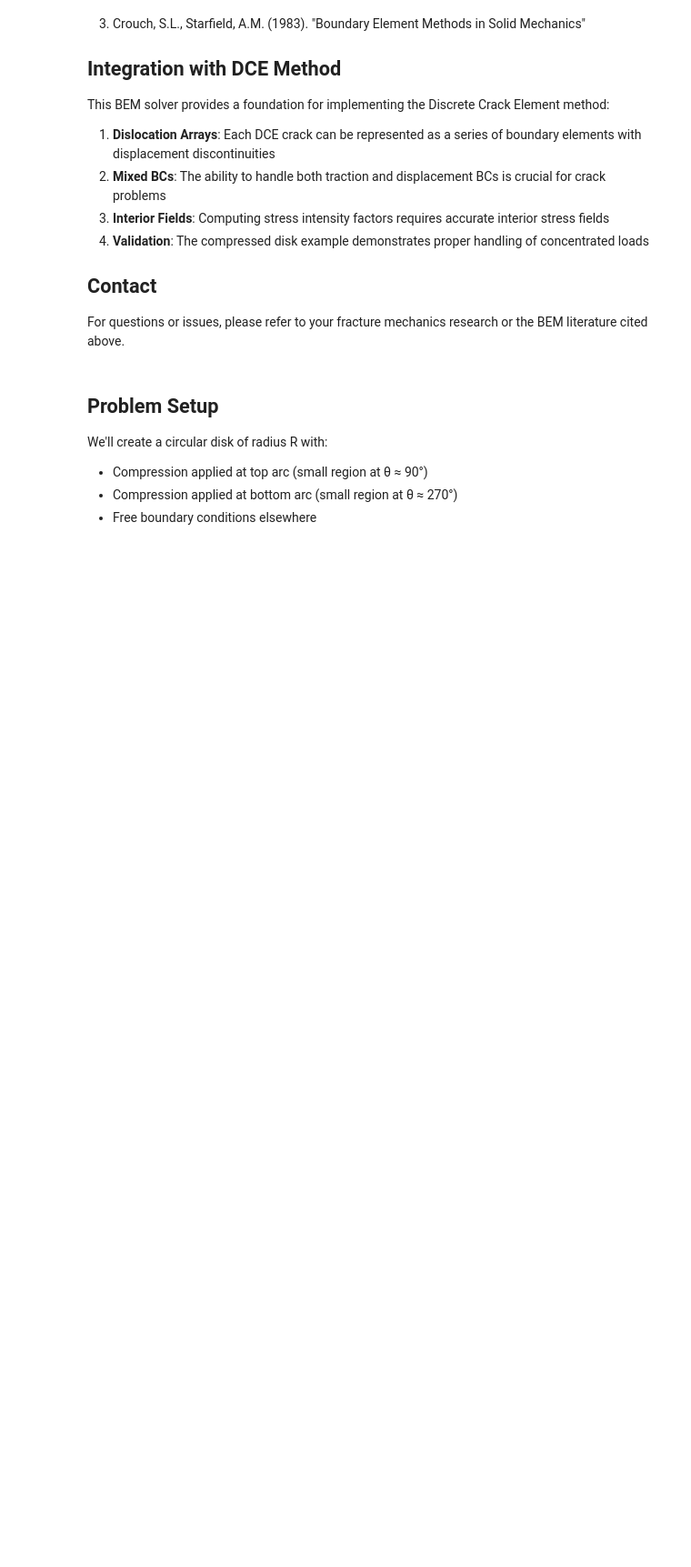
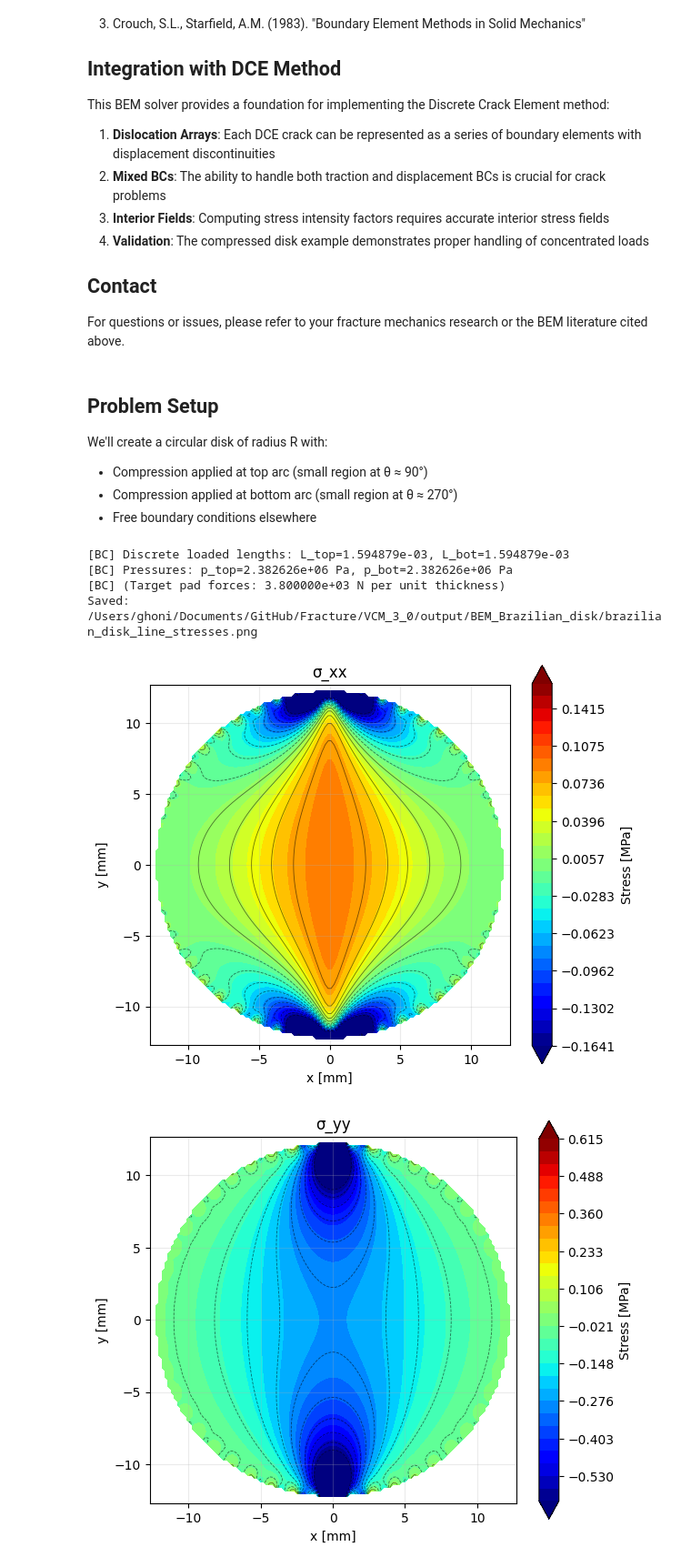
Before and after one commit to Ghoniem/Fracture, a Jupyter notebook: VCM_3_0/notebooks/disk_bem.ipynb, the cells around one changed output. Shown at 91% size. Drawn from its saved outputs; the diff is of its cells as text; code cells hidden in the pictures; blank space fills up the shorter version.

Commit message:
finally, I have a reliable 2D BEM solver now. Tested for uniform pressure and disk compression.

```diff
--- a/VCM_3_0/notebooks/disk_bem.ipynb
+++ b/VCM_3_0/notebooks/disk_bem.ipynb
@@ -261,14 +261,14 @@ P_total = 3.8e3
 E = 231.52e9
 nu = 0.3
 n_elem = 50
-arc_half_angle_deg = 15.0
+arc_half_angle_deg = 1.0
 
 # Thickness for analytical stress formulas
-h = 6.35e-3
-
+    # h = 6.35e-3
+h = 1.0   # use unit thickness for direct comparison to BEM per-unit-thickness results
 # In analytic module, P is force at EACH loading point (top & bottom).
 # In your BC construction, each arc integrates to ~P_total on top and ~P_total on bottom -> P = P_total
-P = P_total
+P = 2*P_total
 
 # -------------------------
 # 1) Build + discretize boundary
@@ -326,7 +326,7 @@ is_traction, bc_x, bc_y = assemble_segment_bcs(
 # -------------------------
 solver = BEMSolver2D(E=E, nu=nu, plane_strain=True)
 add_boundary_to_solver(solver, mesh, is_traction, bc_x, bc_y)
-solver.solve()
+solver.solve(gauss_n=4)
 
 # -------------------------
 # 4) Plot stresses along centerline (numerical)
@@ -337,7 +337,7 @@ plot_path = plot_centerline_stresses_circle(
     out_dir=out_dir,
     basename="brazilian_disk_line_stresses",
     normalize_by=P_total,  # your plot convention: stress/P_total
-    n_points=200,
+    n_points=100,
 )
 print("Saved:", plot_path)
 
@@ -352,8 +352,8 @@ opts_common = dict(
     show=True,
     robust=True,
     robust_pct=97.0,
-    n_levels=60,
-    n_line_levels=30,
+    n_levels=30,
+    n_line_levels=20,
     x_scale=1e3, y_scale=1e3,      # m -> mm
     x_label="x [mm]", y_label="y [mm]",
     value_scale=1e-6,              # Pa -> MPa
@@ -370,7 +370,7 @@ xs, ys, Sxx, Syy, Sxy, paths = eval_and_plot_stress_components_contours_separate
     bbox=bbox,
     out_dir=out_dir,
     basename="brazilian_disk",
-    n=350,
+    n=120,
     inside=inside,
     normalize_by=None,   # keep in Pa; value_scale converts to MPa for display
     opts_xx=opts_xx,
@@ -390,7 +390,7 @@ print("Saved arrays: Sxx.npy, Syy.npy, Sxy.npy")
 # -------------------------
 # 6) Analytical validation along x-axis (y=0): L2 error norms
 # -------------------------
-x = np.linspace(-0.95*R, 0.95*R, 400)
+x = np.linspace(-0.95*R, 0.95*R, 200)
 y = np.zeros_like(x)
 
 sxx_num = np.zeros_like(x)
@@ -496,30 +496,37 @@ def _first_true(mask):
     idx = np.where(mask)[0]
     return int(idx[0]) if idx.size else None
 
 i_top = _first_true(top)
 i_bot = _first_true(bot)
 
 print("\nRepresentative tractions:")
 if i_top is not None:
     print(f"  top i={i_top:4d}, theta={theta_deg[i_top]:7.2f}°, bc=({bc_x[i_top]:+.3e},{bc_y[i_top]:+.3e})")
 else:
     print("  top: none found")
 
 if i_bot is not None:
     print(f"  bot i={i_bot:4d}, theta={theta_deg[i_bot]:7.2f}°, bc=({bc_x[i_bot]:+.3e},{bc_y[i_bot]:+.3e})")
 else:
     print("  bot: none found")
 
 print("\nExpected sign check:")
 print("  For outward normal n, compressive pressure p>0 should give traction t = -p*n.")
 print("  At the TOP (theta~+90°), outward n~(0,+1) => traction should be ~ (0,-p) => bc_y NEGATIVE.")
 print("  At the BOTTOM (theta~-90°), outward n~(0,-1) => traction should be ~ (0,+p) => bc_y POSITIVE.")
 
 # ---- Thickness convention check: compare analytic center using h=1
 c_unit = stress_center(R=R, P=P_total, h=1.0)
 print("\nAnalytical center stresses with unit thickness h=1:")
 print(f"  σxx(h=1) = {c_unit.sxx:.6e}")
 print(f"  σyy(h=1) = {c_unit.syy:.6e}")
 
 print("\nIf BEM is much closer to the h=1 analytical values than to h=6.35e-3,")
 print("then your BEM implementation is effectively per-unit-thickness.")
+# %% [output]
+[BC] Discrete loaded lengths: L_top=1.594879e-03, L_bot=1.594879e-03
+[BC] Pressures: p_top=2.382626e+06 Pa, p_bot=2.382626e+06 Pa
+[BC] (Target pad forces: 3.800000e+03 N per unit thickness)
+Saved: /Users/ghoni/Documents/GitHub/Fracture/VCM_3_0/output/BEM_Brazilian_disk/brazilian_disk_line_stresses.png
+[figure, added]
+[figure, added]
```
Also changed, not shown: parts of 3 cells of this notebook, 8 other files.
